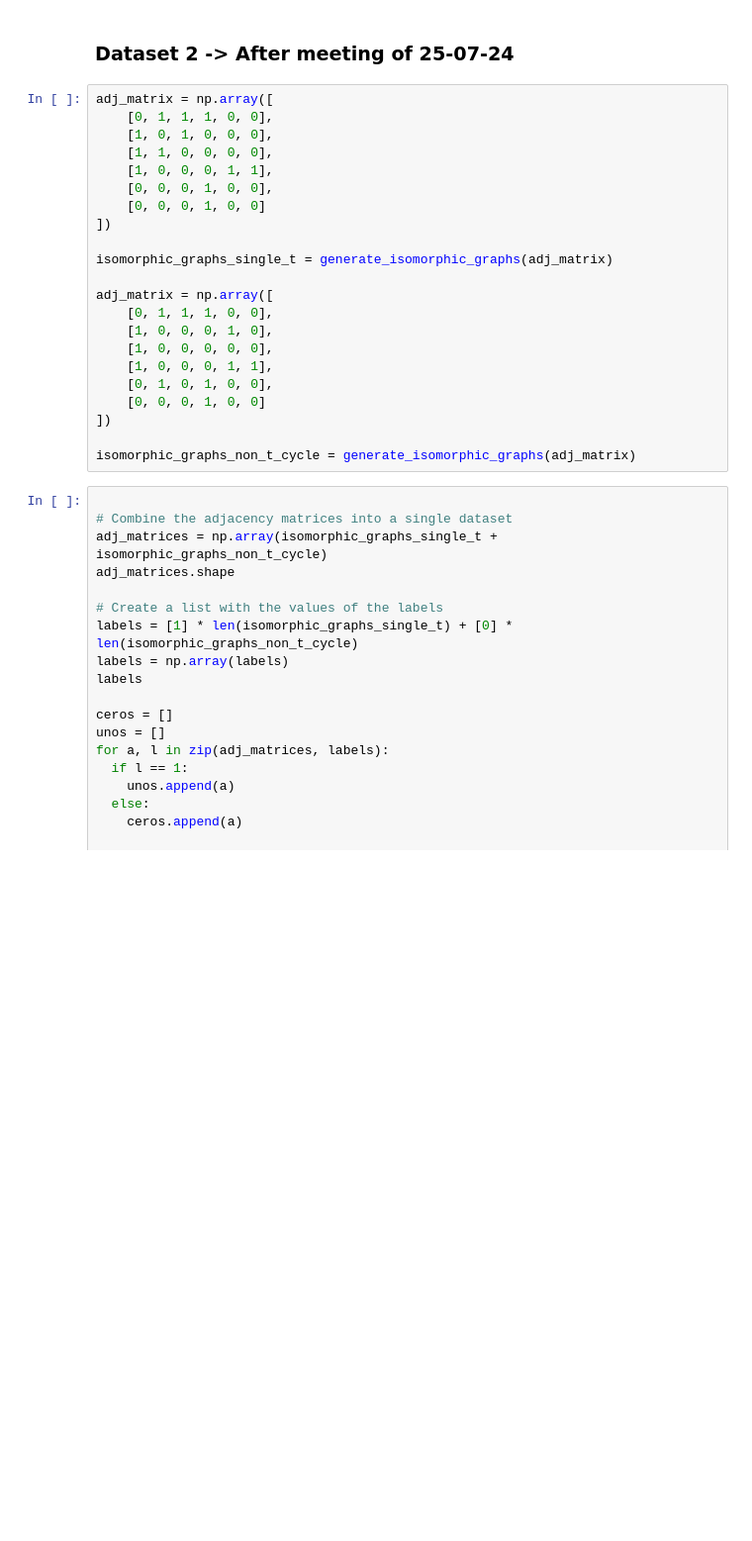
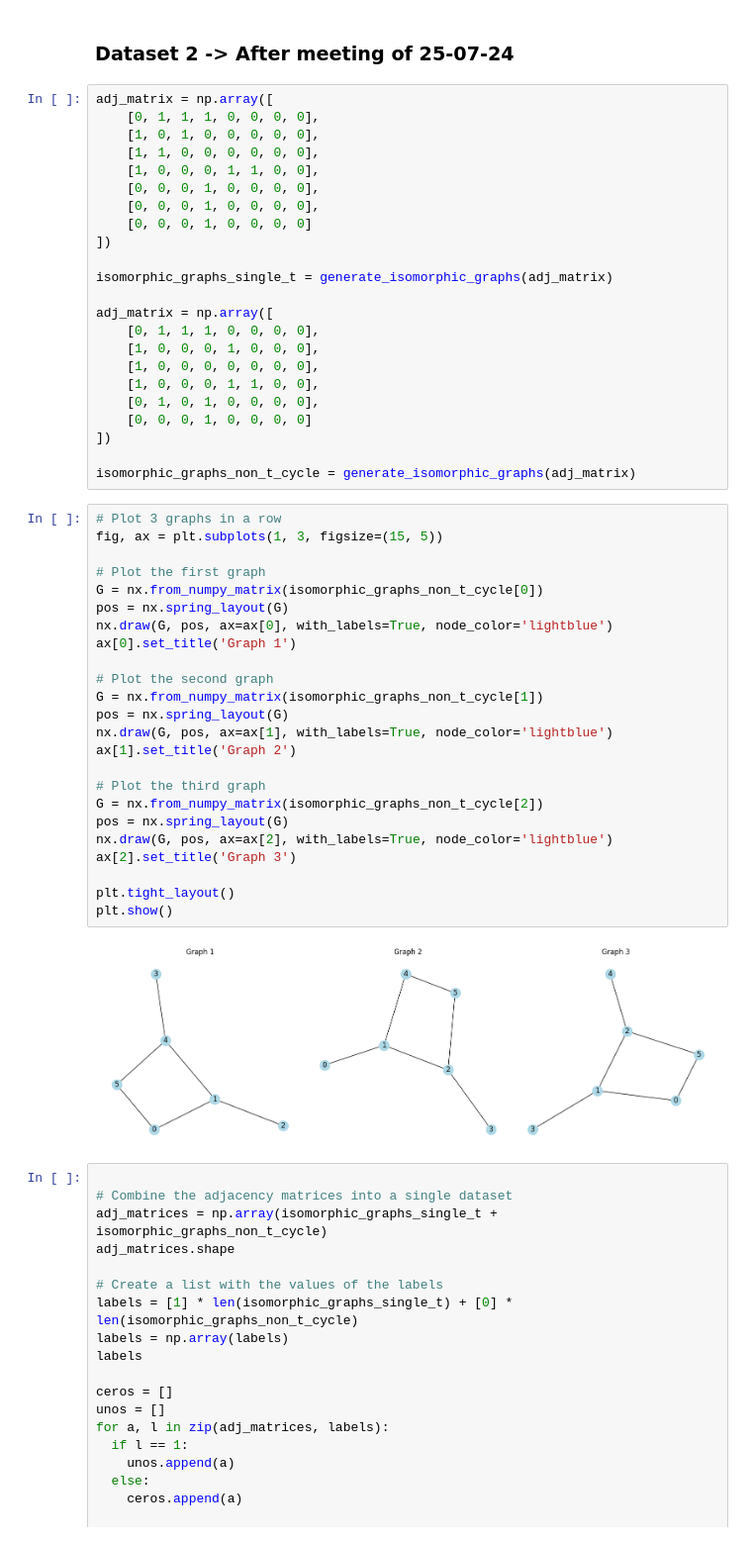
Before and after one commit to fmeza7/Proyecto-Graduacion-LICD, a Jupyter notebook: experiments/triangles.ipynb, the cells around one changed output. Shown at 99% size. Drawn from its saved outputs; the diff is of its cells as text; blank space fills up the shorter version.

```diff
--- a/experiments/triangles.ipynb
+++ b/experiments/triangles.ipynb
@@ -831,26 +847,53 @@ visualize_edge_attention(attention_weights, layer_index=0, num_nodes=correct_adj
 ### Dataset 2 -> After meeting of 25-07-24
 # %%
 adj_matrix = np.array([
-    [0, 1, 1, 1, 0, 0],
-    [1, 0, 1, 0, 0, 0],
-    [1, 1, 0, 0, 0, 0],
-    [1, 0, 0, 0, 1, 1],
-    [0, 0, 0, 1, 0, 0],
-    [0, 0, 0, 1, 0, 0]
+    [0, 1, 1, 1, 0, 0, 0, 0],
+    [1, 0, 1, 0, 0, 0, 0, 0],
+    [1, 1, 0, 0, 0, 0, 0, 0],
+    [1, 0, 0, 0, 1, 1, 0, 0],
+    [0, 0, 0, 1, 0, 0, 0, 0],
+    [0, 0, 0, 1, 0, 0, 0, 0],
+    [0, 0, 0, 1, 0, 0, 0, 0]
 ])
 
 isomorphic_graphs_single_t = generate_isomorphic_graphs(adj_matrix)
 
 adj_matrix = np.array([
-    [0, 1, 1, 1, 0, 0],
-    [1, 0, 0, 0, 1, 0],
-    [1, 0, 0, 0, 0, 0],
-    [1, 0, 0, 0, 1, 1],
-    [0, 1, 0, 1, 0, 0],
-    [0, 0, 0, 1, 0, 0]
+    [0, 1, 1, 1, 0, 0, 0, 0],
+    [1, 0, 0, 0, 1, 0, 0, 0],
+    [1, 0, 0, 0, 0, 0, 0, 0],
+    [1, 0, 0, 0, 1, 1, 0, 0],
+    [0, 1, 0, 1, 0, 0, 0, 0],
+    [0, 0, 0, 1, 0, 0, 0, 0]
 ])
 
 isomorphic_graphs_non_t_cycle = generate_isomorphic_graphs(adj_matrix)
+# %%
+# Plot 3 graphs in a row
+fig, ax = plt.subplots(1, 3, figsize=(15, 5))
+
+# Plot the first graph
+G = nx.from_numpy_matrix(isomorphic_graphs_non_t_cycle[0])
+pos = nx.spring_layout(G)
+nx.draw(G, pos, ax=ax[0], with_labels=True, node_color='lightblue')
+ax[0].set_title('Graph 1')
+
+# Plot the second graph
+G = nx.from_numpy_matrix(isomorphic_graphs_non_t_cycle[1])
+pos = nx.spring_layout(G)
+nx.draw(G, pos, ax=ax[1], with_labels=True, node_color='lightblue')
+ax[1].set_title('Graph 2')
+
+# Plot the third graph
+G = nx.from_numpy_matrix(isomorphic_graphs_non_t_cycle[2])
+pos = nx.spring_layout(G)
+nx.draw(G, pos, ax=ax[2], with_labels=True, node_color='lightblue')
+ax[2].set_title('Graph 3')
+
+plt.tight_layout()
+plt.show()
+# %% [output]
+[figure, added]
 # %%
 
 # Combine the adjacency matrices into a single dataset
```
Also changed, not shown: parts of 32 cells of this notebook.
